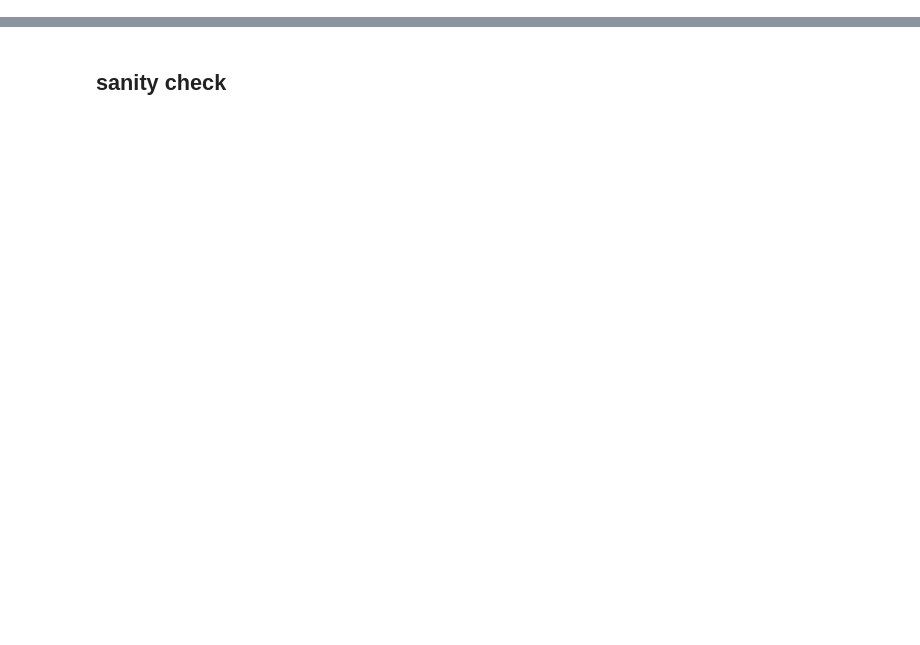
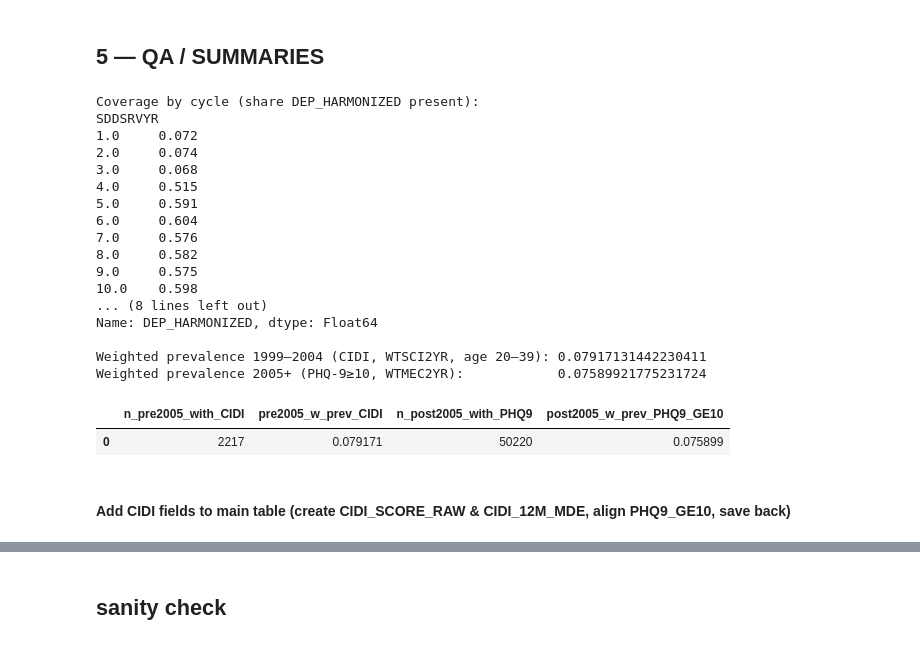
Before and after one commit to amydsy/sdoh-mediation-analysis, a Jupyter notebook: 04_link_depression.ipynb, the cells around one changed output, grey strips where cells are left out. Saved outputs shown, nothing was run; the diff lists cells and outputs as text; code cells hidden in the pictures; blank space fills up the shorter version.

```diff
--- a/04_link_depression.ipynb
+++ b/04_link_depression.ipynb
@@ -937,0 +403,66 @@ else:
+# %% [markdown]
+## 5 — QA / SUMMARIES
+# %%
+# =========================
+# 5 — QA / SUMMARIES
+# =========================
+
+def wmean(x, w):
+    x = pd.to_numeric(x, errors="coerce")
+    w = pd.to_numeric(w, errors="coerce")
+    m = x.notna() & w.notna() & (w > 0)
+    return (x[m] * w[m]).sum() / w[m].sum() if m.any() else np.nan
+
+# Share of harmonized dep present by cycle (sanity: pre only where CIDI exists; post only where DPQ exists)
+print("\nCoverage by cycle (share DEP_HARMONIZED present):")
+print(cm_dep.groupby("SDDSRVYR")["DEP_HARMONIZED"].apply(lambda s: s.notna().mean()).round(3))
+
+# Unweighted prevalence by source
+print("\nPrevalence by source (UNweighted, among rows with that source present):")
+print(cm_dep.groupby("DEP_SOURCE")["DEP_HARMONIZED"].mean())
+
+# Weighted prevalence, era-specific:
+#   - 1999–2004: use CIQ half-sample weight WTSCI2YR & restrict to target age 20–39 (per CIQ eligibility)
+#   - 2005+:     use WTMEC2YR (standard), and (optional) restrict to adults if you prefer
+pre_mask  = (cm_dep["SDDSRVYR"] <= 3)
+post_mask = (cm_dep["SDDSRVYR"] >= 4)
+
+# CIQ target was 20–39 years (and half-sample); restrict to that to be consistent with the module design
+age2039 = (pd.to_numeric(cm_dep["AGE_YR"], errors="coerce").between(20, 39, inclusive="both"))
+
+w_prev_cidi = wmean(cm_dep.loc[pre_mask & age2039, "DEP_HARMONIZED"], cm_dep.loc[pre_mask & age2039, "WTSCI2YR"])
+w_prev_phq9 = wmean(cm_dep.loc[post_mask, "PHQ9_GE10"], cm_dep.loc[post_mask, "WTMEC2YR"])
+
+print("\nWeighted prevalence 1999–2004 (CIDI, WTSCI2YR, age 20–39):", w_prev_cidi)
+print("Weighted prevalence 2005+ (PHQ-9≥10, WTMEC2YR):           ", w_prev_phq9)
+
+# A tiny cross-check table
+era = pd.DataFrame({
+    "n_pre2005_with_CIDI": [int((pre_mask & cm_dep["CIDI_12M_MDE"].notna()).sum())],
+    "pre2005_w_prev_CIDI": [w_prev_cidi],
+    "n_post2005_with_PHQ9": [int((post_mask & cm_dep["PHQ9"].notna()).sum())],
+    "post2005_w_prev_PHQ9_GE10": [w_prev_phq9]
+})
+display(era)
+# %% [output]
+Coverage by cycle (share DEP_HARMONIZED present):
+SDDSRVYR
+1.0     0.072
+2.0     0.074
+3.0     0.068
+4.0     0.515
+5.0     0.591
+6.0     0.604
+7.0     0.576
+8.0     0.582
+9.0     0.575
+10.0    0.598
+... (8 lines left out)
+Name: DEP_HARMONIZED, dtype: Float64
+
+Weighted prevalence 1999–2004 (CIDI, WTSCI2YR, age 20–39): 0.07917131442230411
+Weighted prevalence 2005+ (PHQ-9≥10, WTMEC2YR):            0.07589921775231724
+|  | n_pre2005_with_CIDI | pre2005_w_prev_CIDI | n_post2005_with_PHQ9 | post2005_w_prev_PHQ9_GE10 |
+| 0 | 2217 | 0.079171 | 50220 | 0.075899 |
+# %% [markdown]
+#### Add CIDI fields to main table (create CIDI_SCORE_RAW & CIDI_12M_MDE, align PHQ9_GE10, save back)
```
Also changed, not shown: parts of 36 cells of this notebook.
